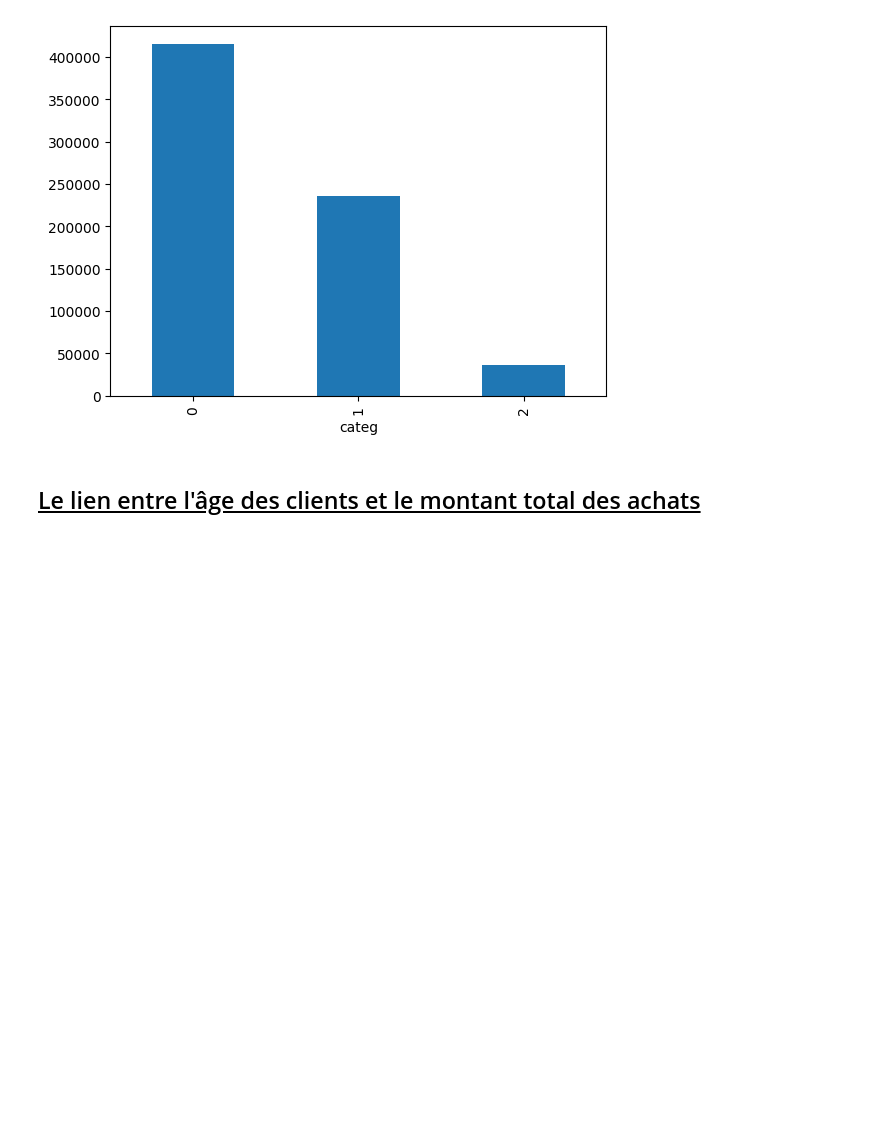
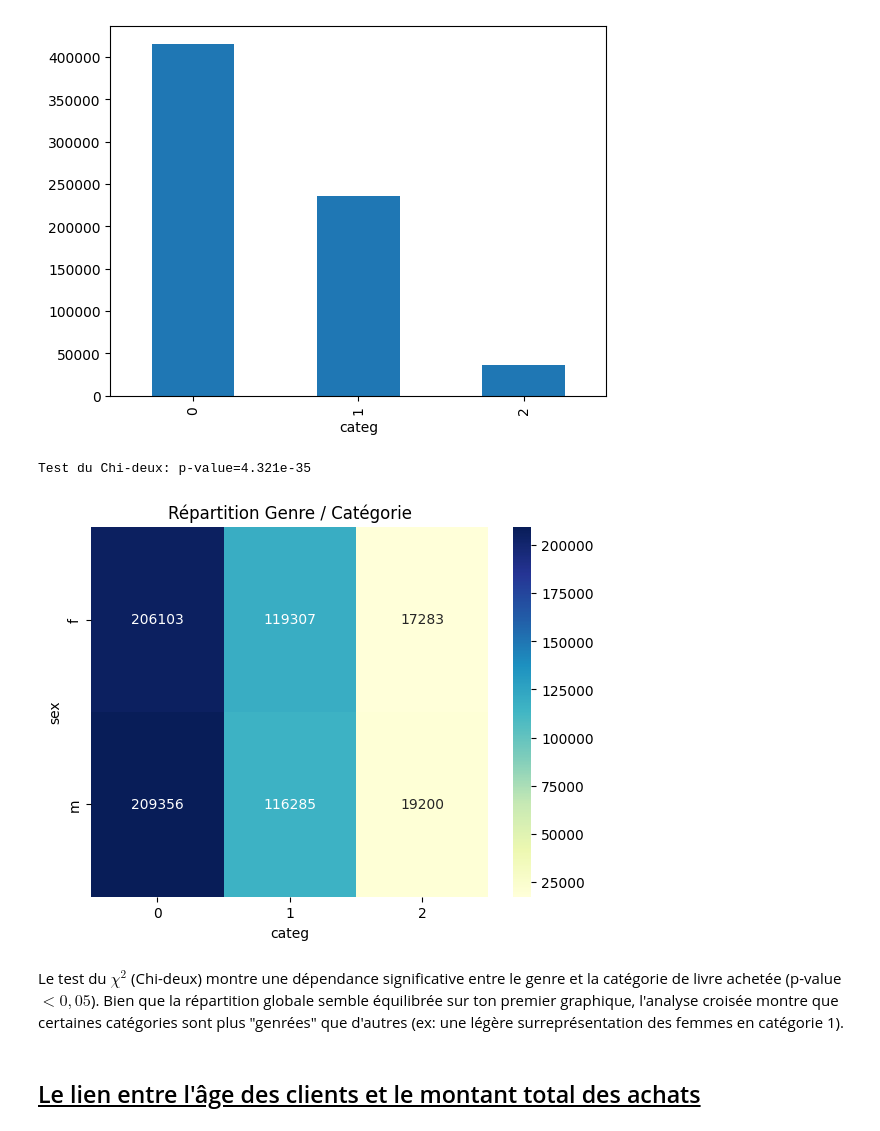
Before and after one commit to Julie-Data-Analyse/projet9_Lapage, a Jupyter notebook: notebooks/analyses_julie.ipynb, the cells around one changed output. Saved outputs shown, nothing was run; the diff lists cells and outputs as text; code cells hidden in the pictures; blank space fills up the shorter version.

```diff
--- a/notebooks/analyses_julie.ipynb
+++ b/notebooks/analyses_julie.ipynb
@@ -71,6 +83,20 @@ df_lapage['categ'].value_counts().plot(kind='bar')
 [figure]
 # %%
 # Quali - quali
+# Test recommandé = Chi² + table de contingence - heatmap
+contingence = pd.crosstab(df_lapage['sex'], df_lapage['categ'])
+chi2, p, dof, expected = stats.chi2_contingency(contingence)
+print(f"Test du Chi-deux: p-value={p:.3e}")
+
+# Visualisation Heatmap
+sns.heatmap(contingence, annot=True, fmt='d', cmap='YlGnBu')
+plt.title("Répartition Genre / Catégorie")
+plt.show()
+# %% [output]
+Test du Chi-deux: p-value=4.321e-35
+[figure, added]
+# %% [markdown]
+Le test du $\chi^2$ (Chi-deux) montre une dépendance significative entre le genre et la catégorie de livre achetée (p-value $< 0,05$). Bien que la répartition globale semble équilibrée sur ton premier graphique, l'analyse croisée montre que certaines catégories sont plus "genrées" que d'autres (ex: une légère surreprésentation des femmes en catégorie 1).
 # %% [markdown]
 ## <u> Le lien entre l'âge des clients et le montant total des achats </u>
 # %%
```
Also changed, not shown: parts of 11 cells of this notebook, 1 other file.
